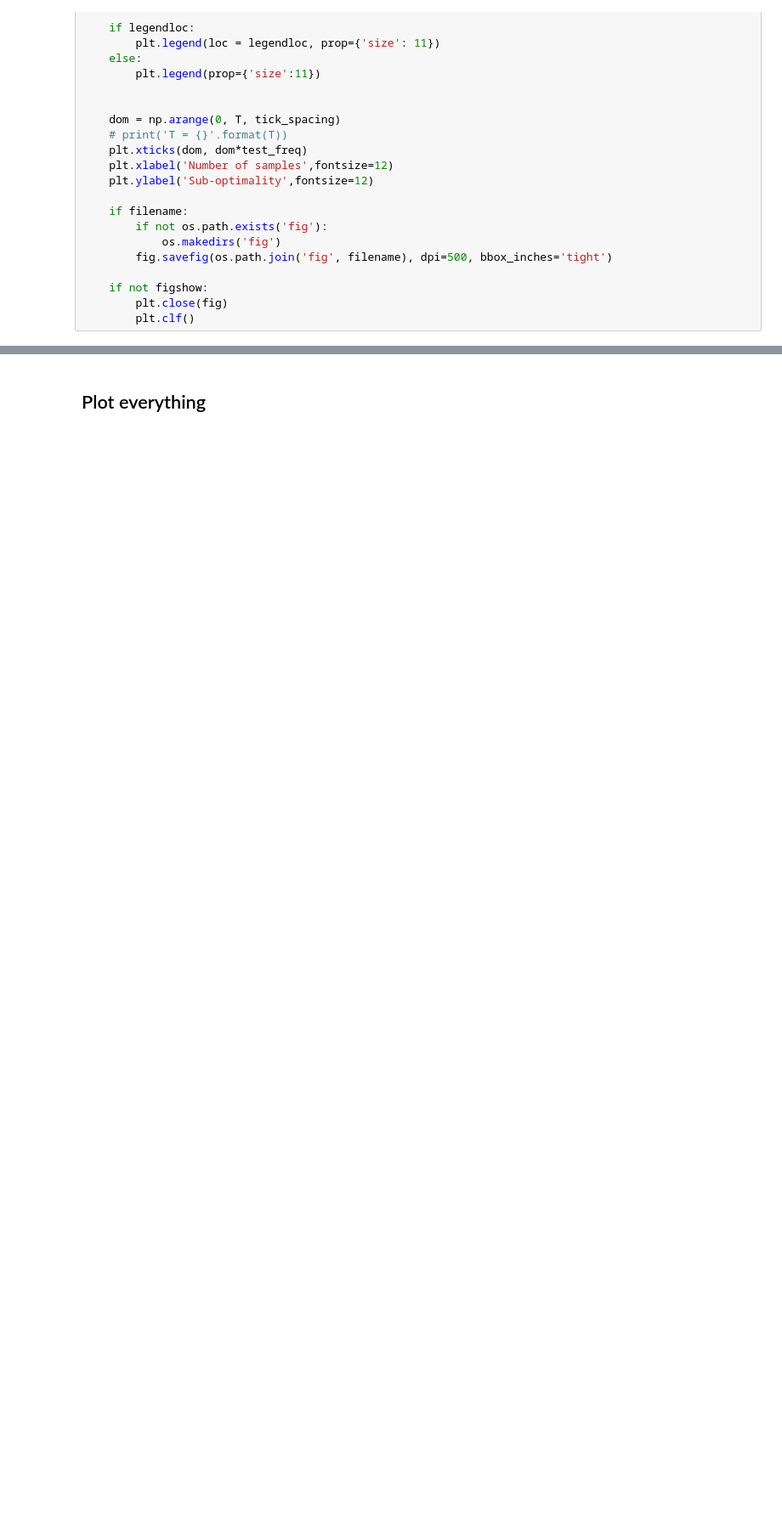
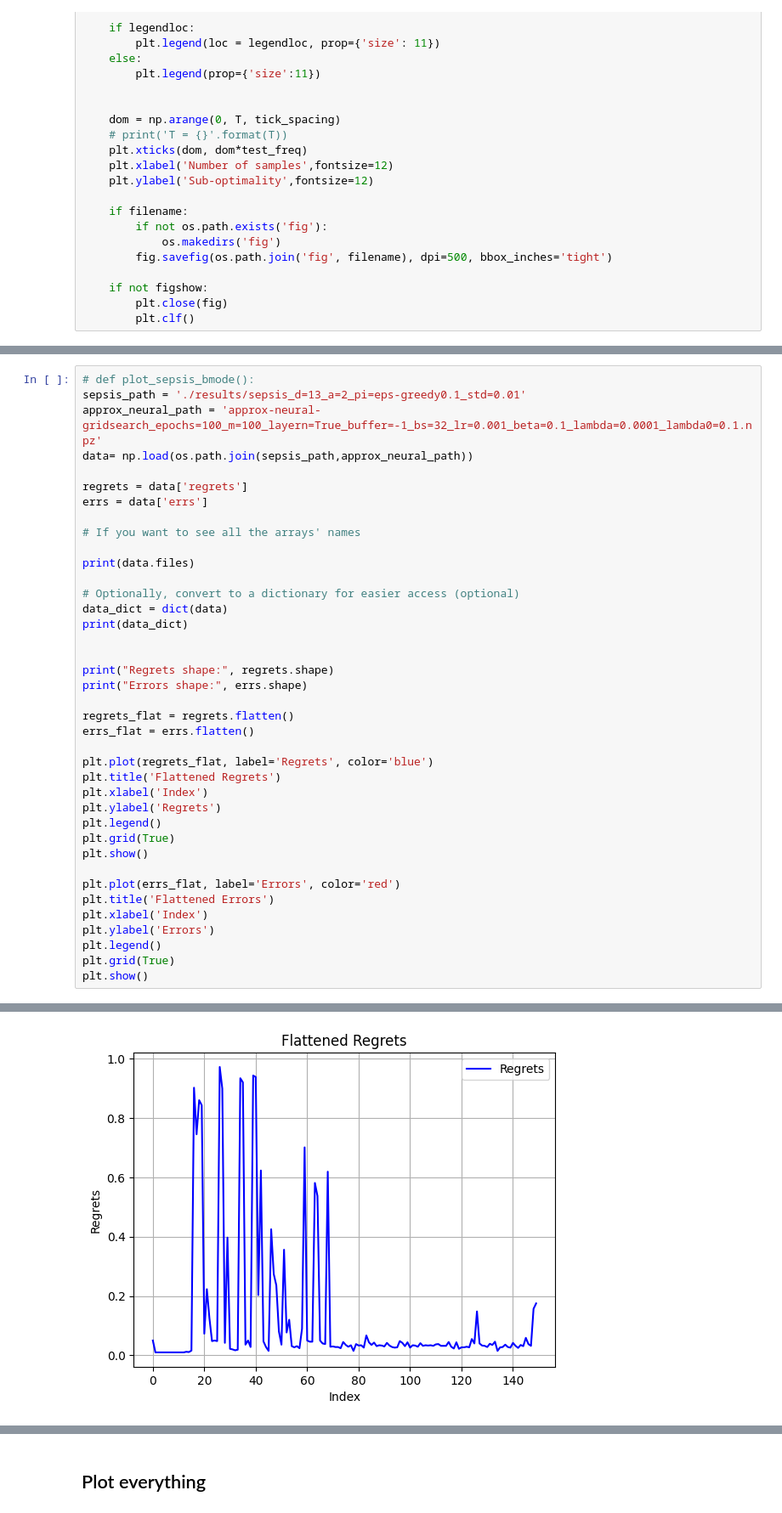
Before and after one commit to Annie983284450-1/NeuralLCB_C, a Jupyter notebook: plot_realworld.ipynb, the cells around one changed output, grey strips where cells are left out. Shown at 85% size. Saved outputs shown, nothing was run; the diff lists cells and outputs as text; blank space fills up the shorter version.

```diff
--- a/plot_realworld.ipynb
+++ b/plot_realworld.ipynb
@@ -74,0 +72,40 @@ def
+# %%
+# def plot_sepsis_bmode():
+sepsis_path = './results/sepsis_d=13_a=2_pi=eps-greedy0.1_std=0.01'
+approx_neural_path = 'approx-neural-gridsearch_epochs=100_m=100_layern=True_buffer=-1_bs=32_lr=0.001_beta=0.1_lambda=0.0001_lambda0=0.1.npz'
+data= np.load(os.path.join(sepsis_path,approx_neural_path))
+
+regrets = data['regrets']
+errs = data['errs']
+
+# If you want to see all the arrays' names
+
+print(data.files)
+
+# Optionally, convert to a dictionary for easier access (optional)
+data_dict = dict(data)
+print(data_dict)
+
+
+print("Regrets shape:", regrets.shape)
+print("Errors shape:", errs.shape)
+
+regrets_flat = regrets.flatten()
+errs_flat = errs.flatten()
+
+plt.plot(regrets_flat, label='Regrets', color='blue')
+plt.title('Flattened Regrets')
+plt.xlabel('Index')
+plt.ylabel('Regrets')
+plt.legend()
+plt.grid(True)
+plt.show()
+
+plt.plot(errs_flat, label='Errors', color='red')
+plt.title('Flattened Errors')
+plt.xlabel('Index')
+plt.ylabel('Errors')
+plt.legend()
+plt.grid(True)
+plt.show()
+# %% [output]
@@ -74,0 +129 @@ def
+[figure, added]
```
Also changed, not shown: parts of 2 cells of this notebook, 3 other files.
